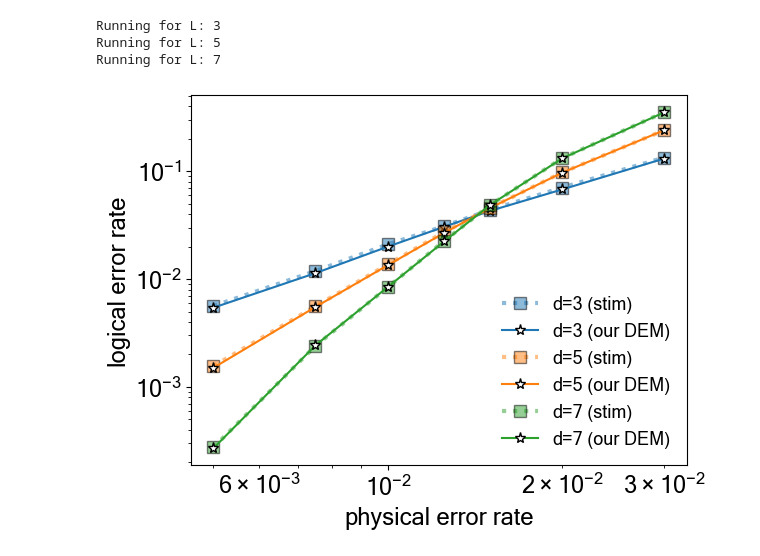
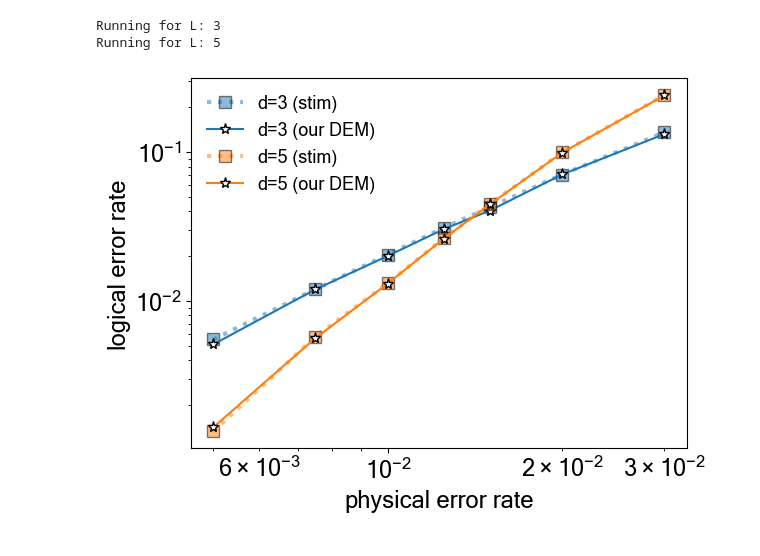
Before and after one commit to eva-takou/Noise_estimation_of_DEMs, a Jupyter notebook: sims/surface_code_bare_ancilla/threshold.ipynb, the cells around one changed output. Drawn from its saved outputs; the diff is of its cells as text; code cells hidden in the pictures.

```diff
--- a/sims/surface_code_bare_ancilla/threshold.ipynb
+++ b/sims/surface_code_bare_ancilla/threshold.ipynb
@@ -48,7 +44,7 @@ plt.rcParams["font.family"] = "Microsoft Sans Serif"
 
 fig, ax = plt.subplots()
 
-Ls            = [3,5,7]
+Ls            = [3,5]
 ps            = np.array([0.005, 0.0075, 0.01, 0.0125, 0.015, 0.02, 0.03])
 num_shots     = 200_000
 num_shots_dec = 200_000
@@ -76,35 +72,34 @@ for cnt, L in enumerate(Ls):
     all_errors_STIM.append(errors_per_p_stim)
     all_errors_MDEM.append(errors_per_p_my_DEM)
 
     plt.plot(ps, errors_per_p_stim, marker='s', linestyle=':', color=colors[cnt],
              linewidth=3, markeredgecolor='black', markersize=9, alpha=0.5)
 
     plt.plot(ps, errors_per_p_my_DEM, marker='*', color=colors[cnt],
              markersize=8, markeredgecolor='black', markerfacecolor='white')
 
 plt.xscale('log')
 plt.yscale('log')
 
 plt.legend(['d=3 (stim)', 'd=3 (our DEM)',
             'd=5 (stim)', 'd=5 (our DEM)',
             'd=7 (stim)', 'd=7 (our DEM)',
             'd=9 (stim)', 'd=9 (our DEM)',
             'd=11 (stim)', 'd=11 (our DEM)',
             'd=13 (stim)', 'd=13 (our DEM)'],
            frameon=False, shadow=True, fontsize=13)
 
 plt.xlabel('physical error rate')
 plt.ylabel('logical error rate')
 plt.show()
 
 
 #Uncomment to save the figure
 # fig.savefig("threshold.pdf",bbox_inches='tight')
 # %% [output]
 Running for L: 3
 Running for L: 5
-Running for L: 7
-[figure, old version]
+[figure, new version]
 # %%
 #To save the data:
 
```
Also changed, not shown: parts of 1 cell of this notebook.
